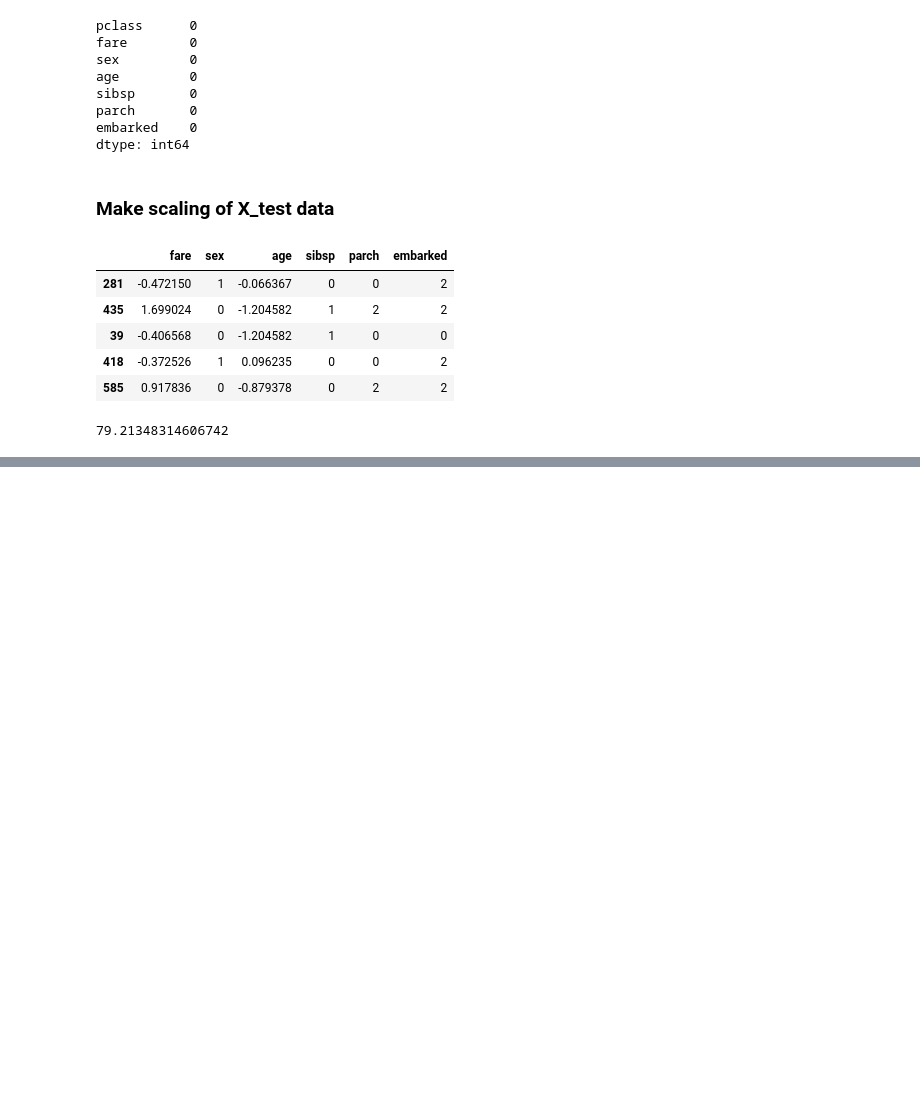
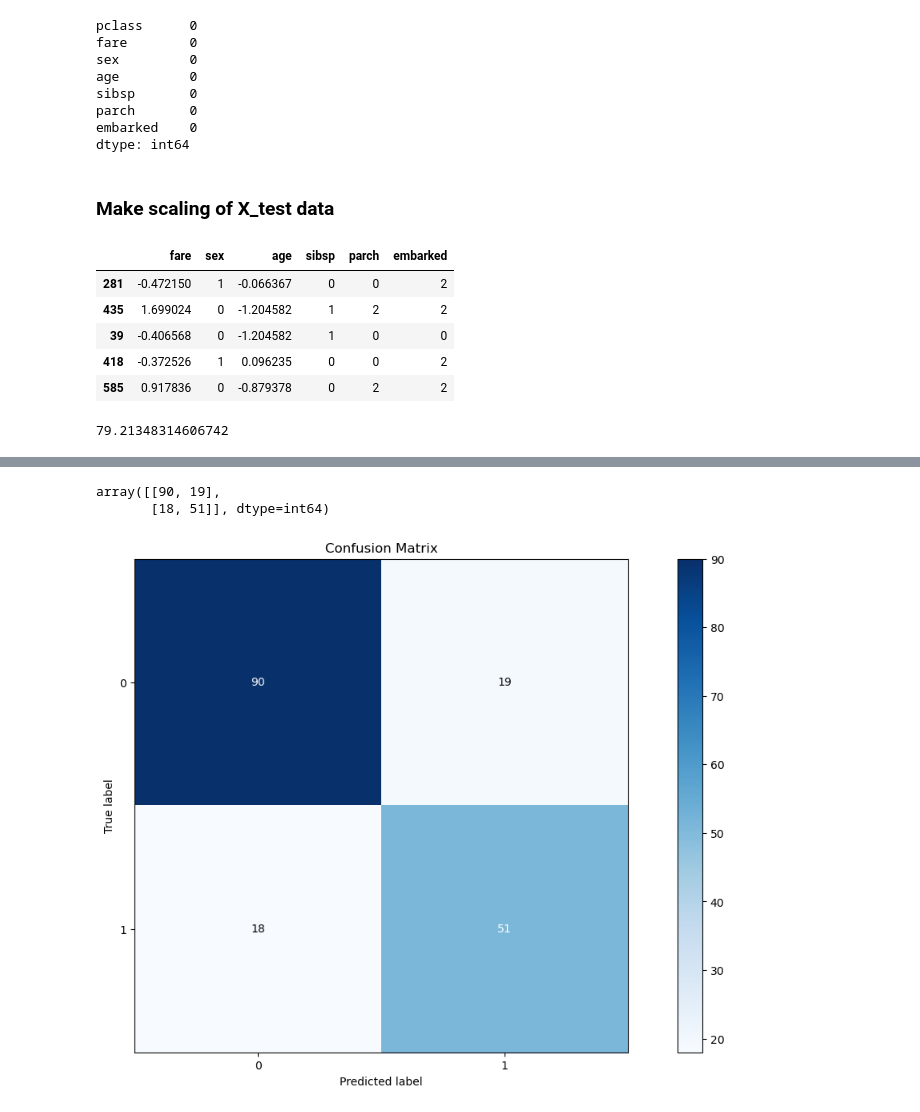
Before and after one commit to Templar121/Advanced-ML-with-Python, a Jupyter notebook: DAY 5/titanic_data.ipynb, the cells around one changed output, grey strips where cells are left out. Cells and saved outputs as stored; diff of their text form; code cells hidden in the pictures; blank space fills up the shorter version.

```diff
--- a/DAY 5/titanic_data.ipynb
+++ b/DAY 5/titanic_data.ipynb
@@ -332,4 +332,4 @@ print(accuracy_score(Y_test, y_pred) * 100)
 X_test = X_test.values
 Y_test = Y_test.values
 # %%
-y_pred = log_pred.predict(X_test)
+y_pred = log_reg.predict(X_test)
@@ -335,0 +377,10 @@ y_pred = log_pred.predict(X_test)
+# %%
+skplt.metrics.confusion_matrix(Y_test, y_pred, normalize = None)
+# %% [output]
+array([[90, 19],
+       [18, 51]], dtype=int64)
+# %%
+skplt.metrics.plot_confusion_matrix(Y_test, y_pred, normalize = None)
+plt.show()
+# %% [output]
+[figure, added]
```
Also changed, not shown: parts of 12 cells of this notebook, 1 other file.
